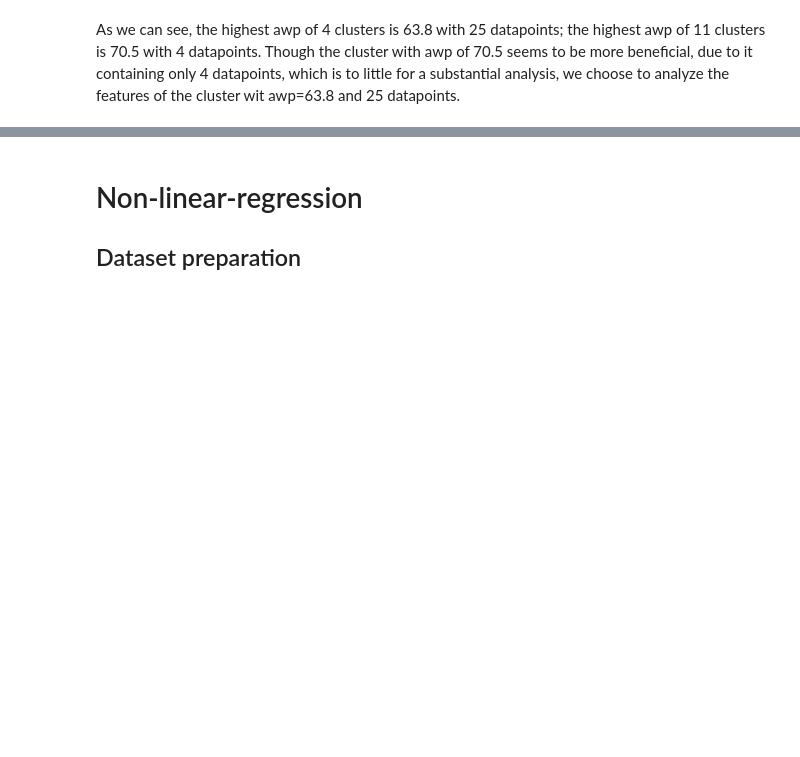
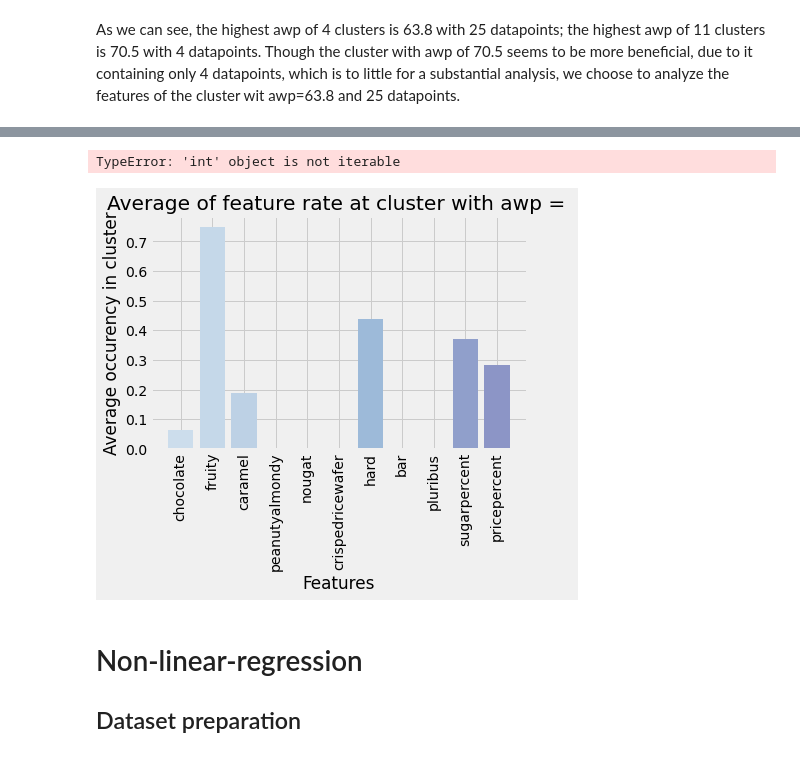
Before and after one commit to Mieju/CandyCare, a Jupyter notebook: CandyCare.ipynb, the cells around one changed output, grey strips where cells are left out. Cells and saved outputs as stored; diff of their text form; code cells hidden in the pictures; blank space fills up the shorter version.

```diff
--- a/CandyCare.ipynb
+++ b/CandyCare.ipynb
@@ -292,3 +298,31 @@ for idx,bar_plt in enumerate(bar_plt):
+# %%
+awpIdx = winRates.index(min(winRates))
+clusterCandies = pd.DataFrame(columns=candyDataAll.columns)
+
+for k in cD[label==awpIdx]:
+    clusterCandies = clusterCandies.append(candyDataAll.loc[np.where(cD==k)[0][0]])
+
+clusterCandies = clusterCandies.drop(columns=['winpercent','competitorname'])
+vals = []
+for factor in clusterCandies.columns:
+    vals.append(sum(clusterCandies[factor])/len(clusterCandies))
+
+
+colors = plt.cm.BuPu(np.linspace(0.2, 0.5, len(vals)))
+bar_plt = plt.bar(range(0,len(vals)), vals, color=colors, tick_label=clusterCandies.columns)
+plt.xticks(rotation = 'vertical')
+plt.xlabel('Features')
+plt.ylabel('Average occurency in cluster')
+plt.title('Average of feature rate at cluster with awp = ', awpIdx)
+
+for idx,bar_plt in enumerate(bar_plt):
+        height = bar_plt.get_height()
+        plt.text(bar_plt.get_x() + bar_plt.get_width()/2., height,
+                round(vals[idx],2),
+                ha='center', va='bottom', rotation=0)
+# %% [output]
+TypeError: 'int' object is not iterable
+[figure, added]
 # %% [markdown]
 # Non-linear-regression
 ## Dataset preparation
```
Also changed, not shown: parts of 11 cells of this notebook.
